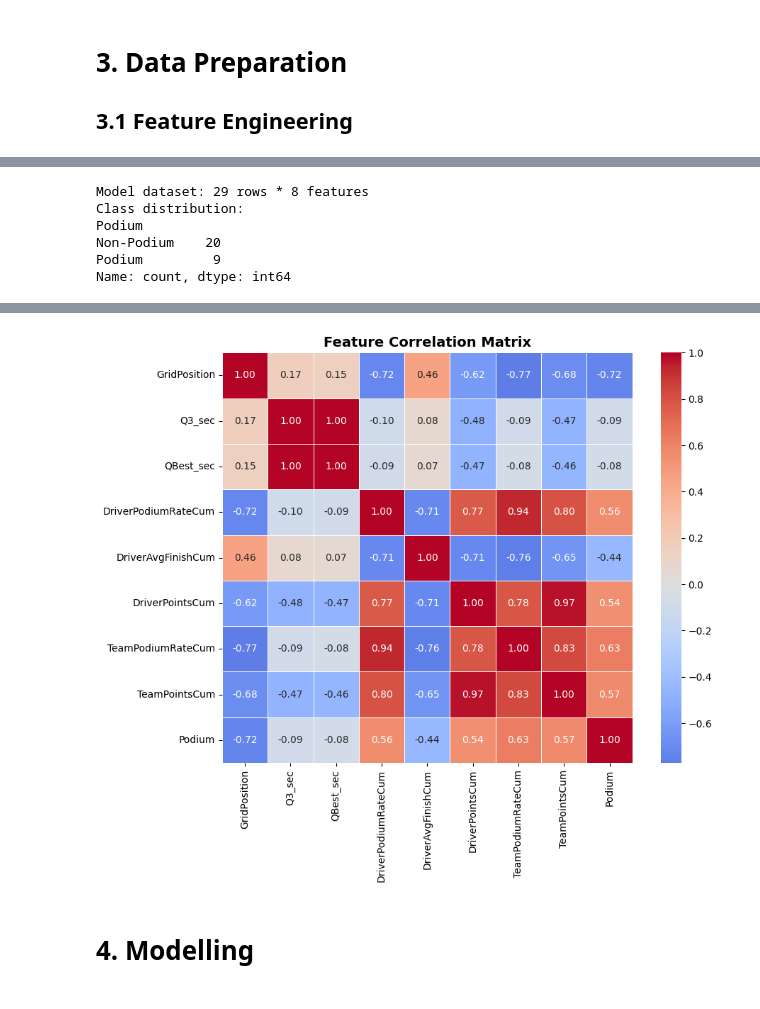
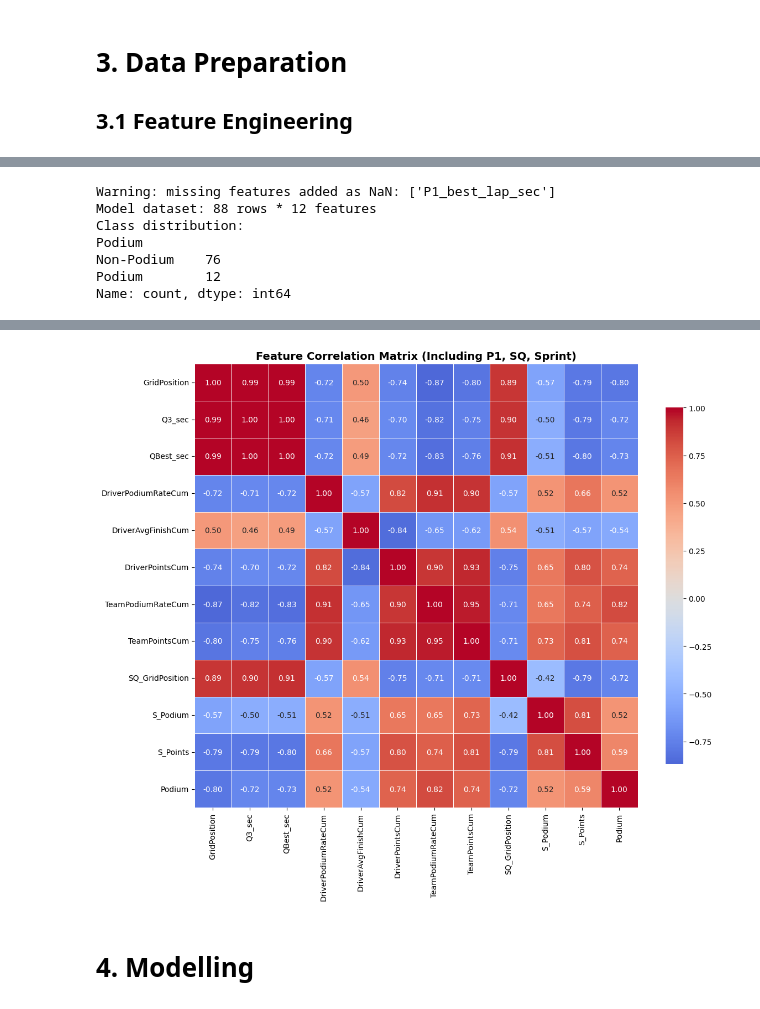
Before and after one commit to Kabutie/F1-Miami, a Jupyter notebook: index.ipynb, the cells around one changed output, grey strips where cells are left out. Cells and saved outputs as stored; diff of their text form; code cells hidden in the pictures.

```diff
--- a/index.ipynb
+++ b/index.ipynb
@@ -493,5 +492,11 @@ s_df = pd.concat(all_sprint_dfs, ignore_index=True) if all_sprint_dfs else None
 features_df = engineer_features(r_df, q_df, p1_df, sq_df, s_df)
 print(f"Feature matrix shape: {features_df.shape}")
 print(f"Columns: {list(features_df.columns)}")
+# Ensure all expected feature columns exist on the main `features_df` so later cells don't KeyError
+missing_post = [c for c in FEATURE_COLS if c not in features_df.columns]
+if missing_post:
+    print(f"Adding missing feature columns to features_df: {missing_post}")
+    for c in missing_post:
+        features_df[c] = np.nan
 features_df.head(10)
 # %% [output]
@@ -513,7 +509,20 @@ def build_model_dataset(
     feature_cols: list,
     target_col: str = "Podium"
 ) -> tuple:
-    df_model = features_df[feature_cols + [target_col]].dropna()
+    import numpy as np
+    # If some feature columns are missing (e.g. P1/SQ data not available),
+    # add them as NaN so downstream imputers can handle them instead of
+    # raising a KeyError when selecting columns.
+    missing = [c for c in feature_cols if c not in features_df.columns]
+    if missing:
+        print(f"Warning: missing features added as NaN: {missing}")
+        features_df = features_df.copy()
+        for c in missing:
+            features_df[c] = np.nan
+    if target_col not in features_df.columns:
+        raise KeyError(f"Target column {target_col} not in features_df")
+    # Only drop rows missing the target; keep feature-NaNs for imputing later
+    df_model = features_df[feature_cols + [target_col]].dropna(subset=[target_col])
     X = df_model[feature_cols]
     y = df_model[target_col].astype(int)
     print(f"Model dataset: {X.shape[0]} rows * {X.shape[1]} features")
@@ -538,23 +547,27 @@ FEATURE_COLS = [
 
 X, y = build_model_dataset(features_df, FEATURE_COLS)
 # %% [output]
-Model dataset: 29 rows * 8 features
+Warning: missing features added as NaN: ['P1_best_lap_sec']
+Model dataset: 88 rows * 12 features
 Class distribution:
 Podium
-Non-Podium    20
-Podium         9
+Non-Podium    76
+Podium        12
 Name: count, dtype: int64
 # %%
 # Feature correlation heatmap
 # Use the same data as the model (after dropna) to avoid NaN correlations
-df_model = features_df[FEATURE_COLS + ["Podium"]].dropna()
-NUMERIC_FEATURES = [
+available_cols = [c for c in FEATURE_COLS + ["Podium"] if c in features_df.columns]
+missing_cols = list(set(FEATURE_COLS + ["Podium"]) - set(available_cols))
+if missing_cols:
+    print(f"Warning: missing columns for heatmap (will be ignored): {missing_cols}")
+df_model = features_df[available_cols].dropna()
+NUMERIC_FEATURES = [c for c in [
     "GridPosition", "Q3_sec", "QBest_sec",
     "DriverPodiumRateCum", "DriverAvgFinishCum", "DriverPointsCum",
-    "TeamPodiumRateCum", "TeamPointsCum",
-    "P1_best_lap_sec", "SQ_GridPosition", "S_Podium", "S_Points",
+    "TeamPodiumRateCum", "TeamPointsCum", "P1_best_lap_sec", "SQ_GridPosition", "S_Podium", "S_Points",
     "Podium"
-]
+] if c in df_model.columns]
 
 corr_matrix = df_model[NUMERIC_FEATURES].corr()
 
@@ -562,7 +575,7 @@ fig, ax = plt.subplots(figsize=(12, 10))
 sns.heatmap(
     corr_matrix, annot=True, fmt=".2f",
     cmap="coolwarm", center=0,
-    square=True, linewidths=0.5, ax=ax, cbar_kws={"shrink": 0.8}
+    square=True, linewidths=0.5, ax=ax, cbar_kws={"shrink": 0.8},
 )
 ax.set_title("Feature Correlation Matrix (Including P1, SQ, Sprint)", fontsize=14, fontweight="bold")
 plt.tight_layout()
@@ -571,4 +585,4 @@ plt.show()
-[figure, old version]
+[figure, new version]
 # %% [markdown]
 # 4. Modelling
 # %%
```
Also changed, not shown: parts of 9 cells of this notebook.
